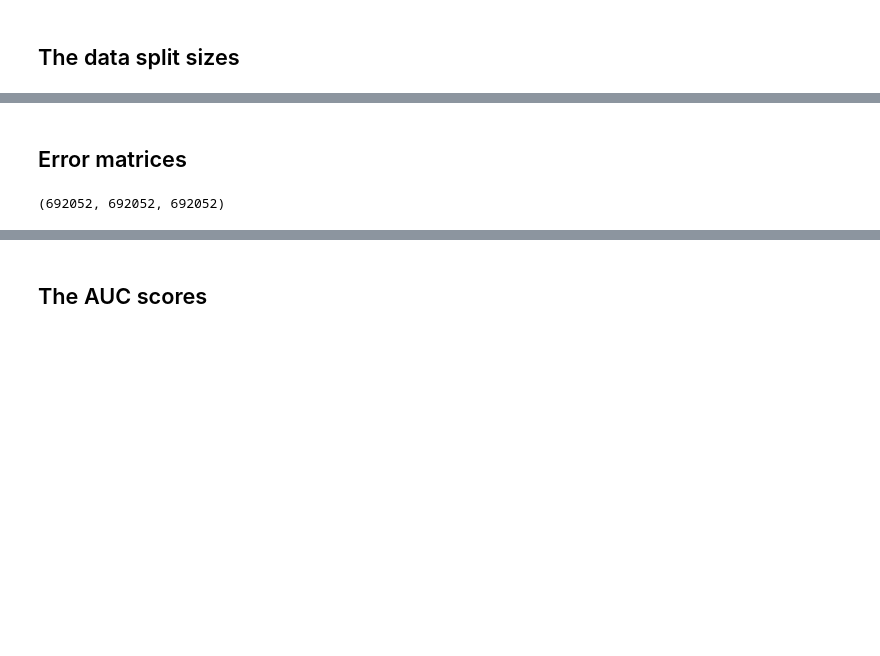
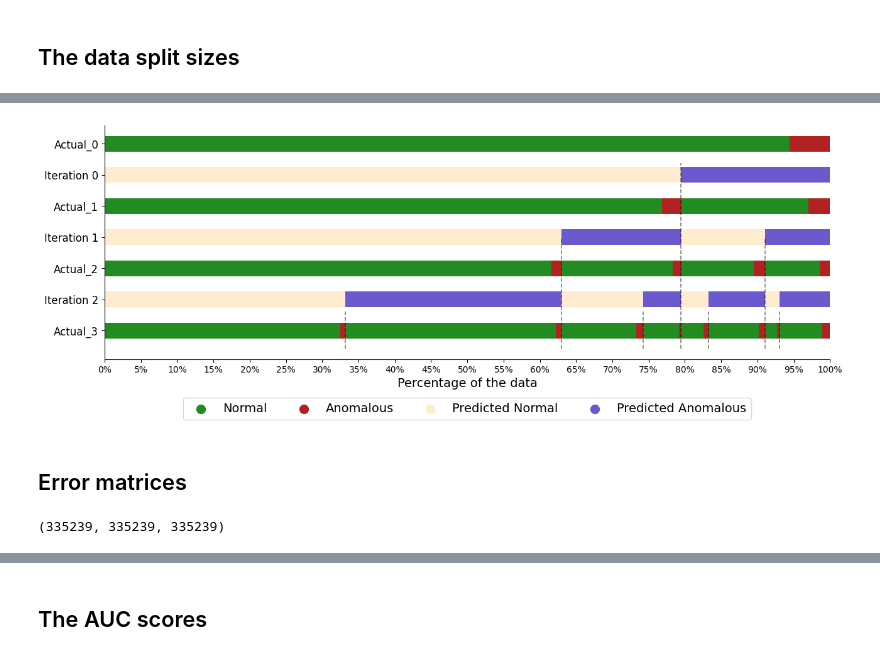
Before and after one commit to AronDJacobsen/fault_management_uds, a Jupyter notebook: notebooks/4_anomalous/2_iterative_results.ipynb, the cells around one changed output, grey strips where cells are left out. Cells and saved outputs as stored; diff of their text form; code cells hidden in the pictures; blank space fills up the shorter version.

```diff
--- a/notebooks/4_anomalous/2_iterative_results.ipynb
+++ b/notebooks/4_anomalous/2_iterative_results.ipynb
@@ -266,9 +457,57 @@ plt.show()
+# %%
+# indicator plot
+fig, ax = plt.subplots(figsize=(13, 5))
+
+# predicted anomalies in each subset
+ax = visualize_indicator_dict(ax, ano_pred_timeline, start=None, end=None, adjust='half-point', ylabel='')
+ax.set_xlim(0, len(ano_pred_timeline['Iteration 0']['indicator']))
+total_length = len(ano_pred_timeline['Iteration 0']['indicator'])
+xticks = np.linspace(0, total_length - 1, num=21, dtype=int)
+ax.set_xticks(xticks)
+ax.set_xticklabels([f"{round(x / total_length * 100)}%" for x in xticks])
+ax.spines['top'].set_visible(False); ax.spines['right'].set_visible(False)#; ax.spines['left'].set_visible(False)
+# increase y-ticks font size
+ax.tick_params(axis='y', labelsize=12)
+
+
+ymin, ymax = ax.get_ylim()
+diff_step = abs(ymax - ymin) / len(iterations)
+ignore = [-100] # dummy value to not be empty
+for iteration in iterations:
+    # find the indices where we go from 0 to 1 or 1 to 0
+    indices = np.where(np.diff(ano_pred_timeline['Iteration ' + iteration]['indicator']) != 0)[0]
+    # show decision boundaries
+    i=0
+    for idx in indices:
+        if min([abs(idx - x) for x in ignore]) < 10:
+            continue
+        _ymin = ymin
+        _ymax = ymax + (int(iteration)+1/2) * diff_step
+        ax.vlines(idx,
+                  _ymin, _ymax, # this is like a line from (idx, ymin) to (idx, ymax)
+                  color='black', linestyle='--', alpha=0.5, linewidth=1.2)
+        ignore.append(idx)
+        i += 1
+
+# add legend based on colormap
+for i, (key, value) in enumerate(actual_cmap.items()):
+    ax.scatter([], [], color=value, label=str(key).replace('0', 'Normal').replace('1', 'Anomalous'), s=100)
+for i, (key, value) in enumerate(colormap.items()):
+    ax.scatter([], [], color=value, label=str(key).replace('0', 'Predicted Normal').replace('1', 'Predicted Anomalous'), s=100)
+ax.legend(loc='upper center', bbox_to_anchor=(0.5, -0.14), ncol=4, fontsize=14)
+# add x label
+ax.set_xlabel("Percentage of the data", fontsize=14)
+plt.tight_layout()
+plt.savefig(figures_folder / f'anomaly_timeline_{data_type}_v2.png', dpi=150)
+plt.show()
+# %% [output]
+[figure, added]
 # %% [markdown]
 ## Error matrices
 # %%
-len(actual), len(label_pred), len(data_label)
+len(actual), len(Predicted), len(data_label)
 # %% [output]
-(692052, 692052, 692052)
+(335239, 335239, 335239)
 # %%
 combined_results.keys()
 # %% [output]
```
Also changed, not shown: parts of 41 cells of this notebook, 8 other files.
